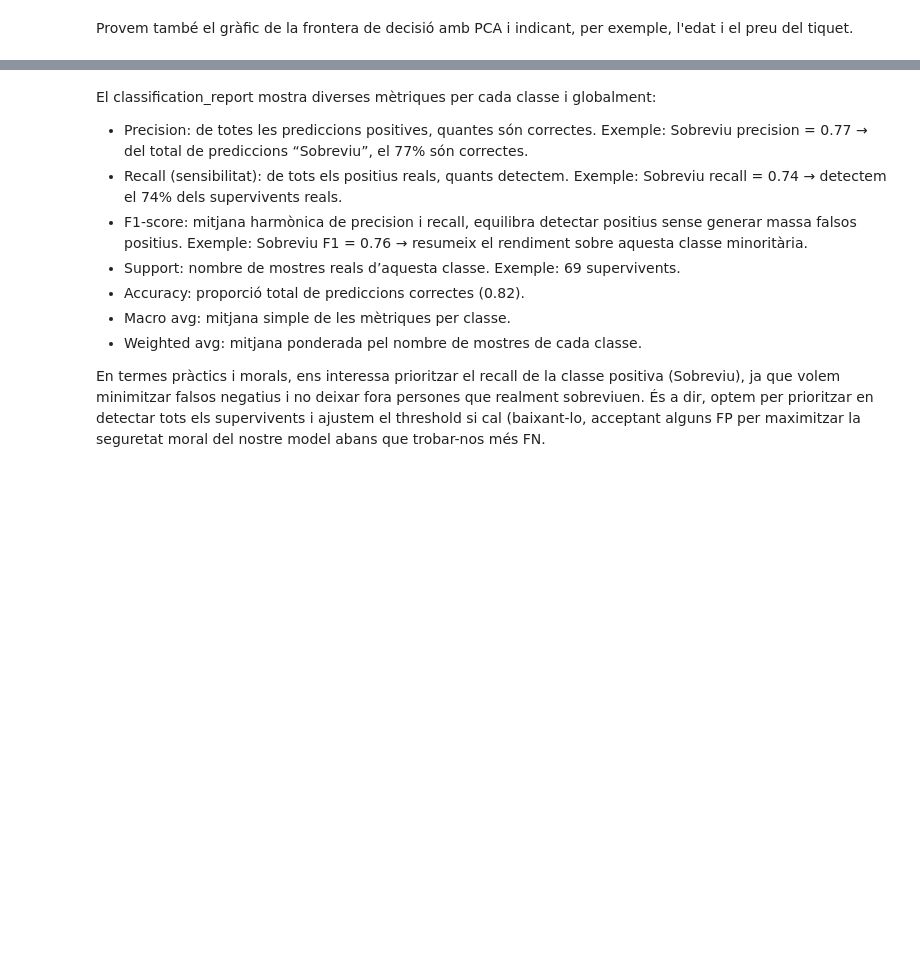
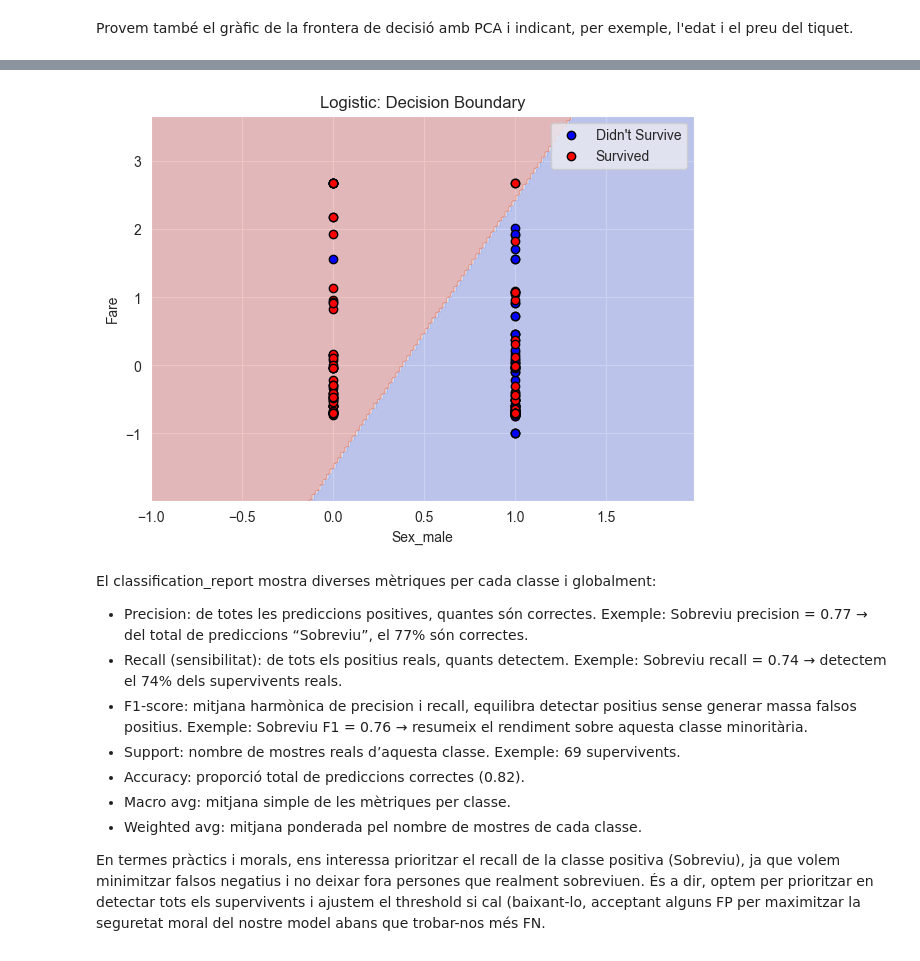
Before and after one commit to NatanSisoev/TitanicSurvival, a Jupyter notebook: practica.ipynb, the cells around one changed output, grey strips where cells are left out. Saved outputs shown, nothing was run; the diff lists cells and outputs as text; code cells hidden in the pictures; blank space fills up the shorter version.

```diff
--- a/practica.ipynb
+++ b/practica.ipynb
@@ -1130,5 +1488,7 @@ logistic_regressor_tester.plot_decision_boundary()
 # %%
-logistic_regressor_tester.plot_decision_boundary(features=["Age", "Fare"])
+logistic_regressor_tester.plot_decision_boundary(features=["Sex_male", "Fare"])
+# %% [output]
+[figure, added]
 # %% [markdown]
 El classification_report mostra diverses mètriques per cada classe i globalment:
 - Precision: de totes les prediccions positives, quantes són correctes.
```
Also changed, not shown: parts of 52 cells of this notebook.
